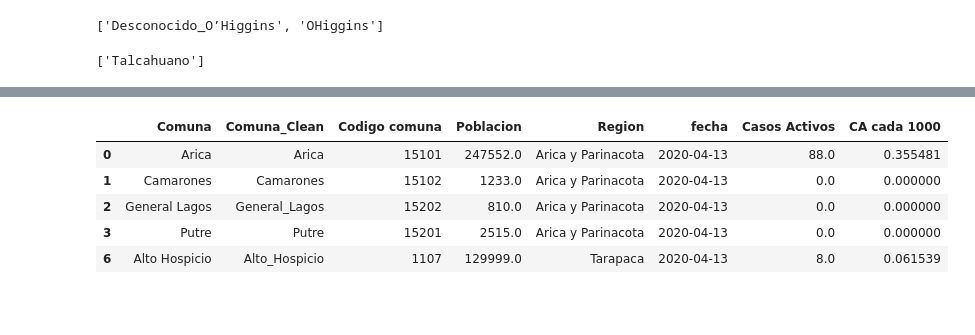
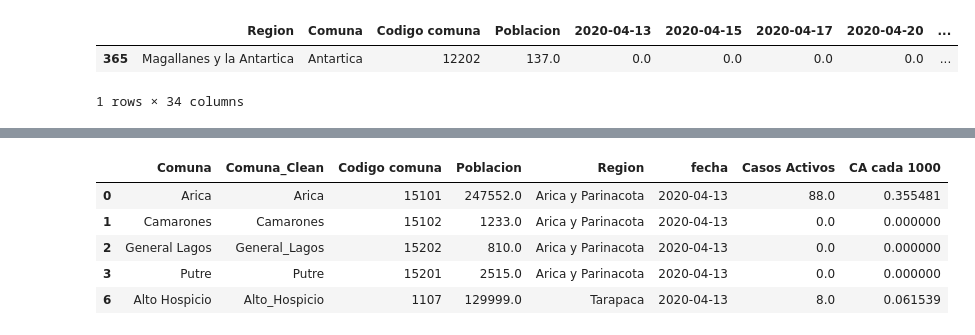
Before and after one commit to BlackRiver38/Notebook_Collection, a Jupyter notebook: Time Slider Map/Casos Activos.ipynb, the cells around one changed output, grey strips where cells are left out. Cells and saved outputs as stored; diff of their text form; code cells hidden in the pictures; blank space fills up the shorter version.

```diff
--- a/Time Slider Map/Casos Activos.ipynb
+++ b/Time Slider Map/Casos Activos.ipynb
@@ -124,10 +164,6 @@ excluidas
-# %%
-matching = [s for s in geo_comunas_min if "Higg" in s]
-matching
-# %% [output]
-['Desconocido_O’Higgins', 'OHiggins']
-# %%
-matching2 = [s for s in geo_comunas_json if "huano" in s]
-matching2
-# %% [output]
-['Talcahuano']
+# %%
+df_chile.loc[df_chile['Codigo comuna'] == 12202]
+# %% [output]
+|  | Region | Comuna | Codigo comuna | Poblacion | 2020-04-13 | 2020-04-15 | 2020-04-17 | 2020-04-20 | ... |
+| 365 | Magallanes y la Antartica | Antartica | 12202 | 137.0 | 0.0 | 0.0 | 0.0 | 0.0 | ... |
+1 rows × 34 columns
```
Also changed, not shown: parts of 61 cells of this notebook, 14 other files.
